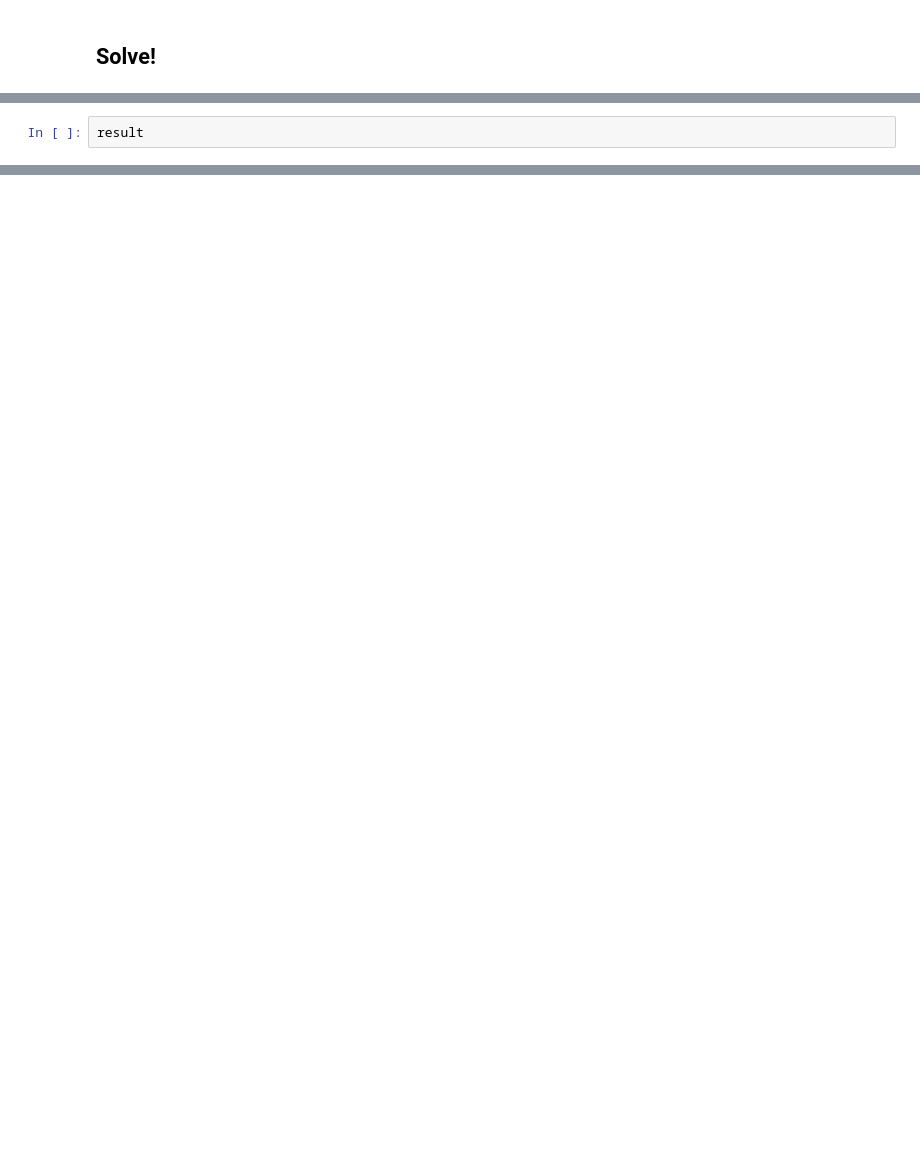
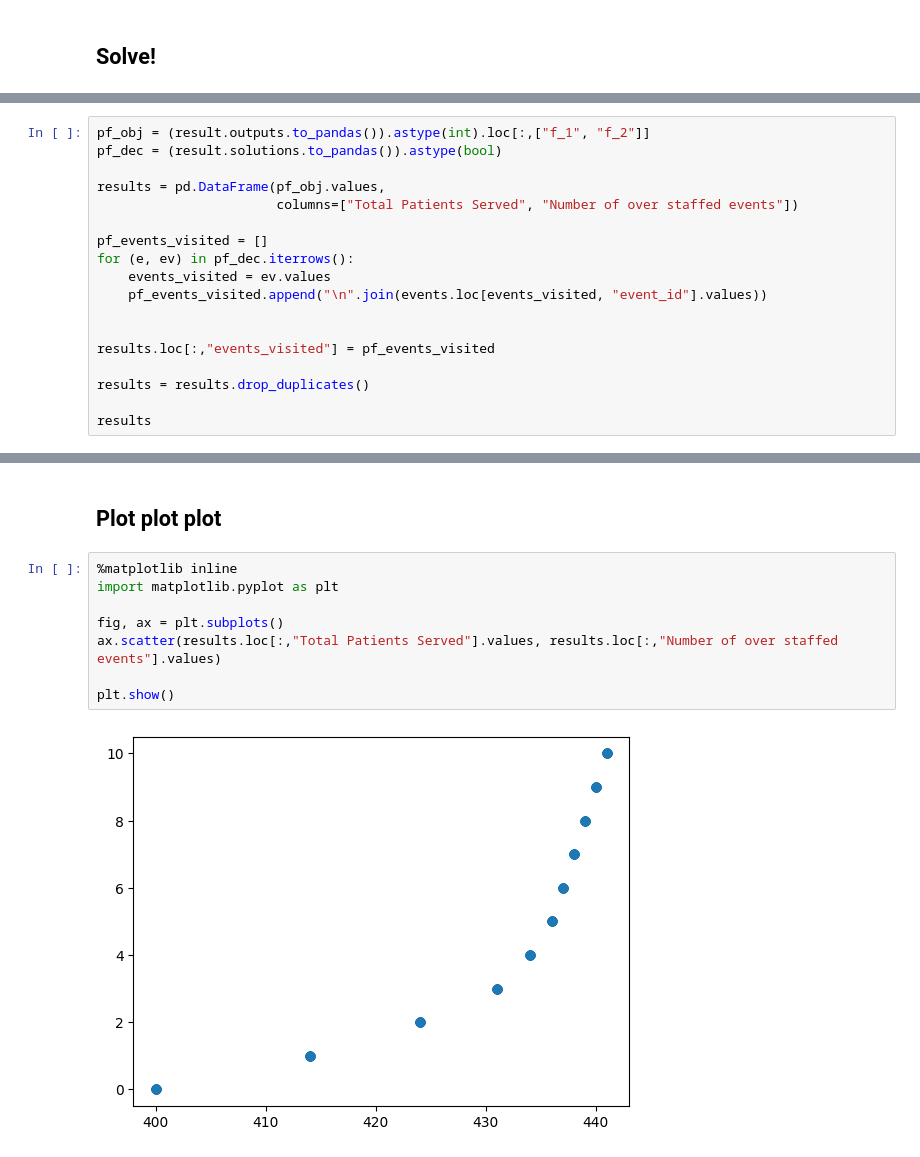
Before and after one commit to Human-Centered-Optimization-Lab/clinicOpt, a Jupyter notebook: locationSelection/locationSelection.ipynb, the cells around one changed output, grey strips where cells are left out. Saved outputs shown, nothing was run; the diff lists cells and outputs as text; blank space fills up the shorter version.

```diff
--- a/locationSelection/locationSelection.ipynb
+++ b/locationSelection/locationSelection.ipynb
@@ -263,3 +209,19 @@ result = solver()
 # %%
-result
+pf_obj = (result.outputs.to_pandas()).astype(int).loc[:,["f_1", "f_2"]]
+pf_dec = (result.solutions.to_pandas()).astype(bool)
+
+results = pd.DataFrame(pf_obj.values,
+                       columns=["Total Patients Served", "Number of over staffed events"])
+
+pf_events_visited = []
+for (e, ev) in pf_dec.iterrows():
+    events_visited = ev.values
+    pf_events_visited.append("\n".join(events.loc[events_visited, "event_id"].values))
+
+
+results.loc[:,"events_visited"] = pf_events_visited
+
+results = results.drop_duplicates()
+
+results
 # %% [output]
@@ -282,0 +245,12 @@ EMOResult(solutions=shape: (500, 18)
+# %% [markdown]
+## Plot plot plot
+# %%
+%matplotlib inline
+import matplotlib.pyplot as plt
+
+fig, ax = plt.subplots()
+ax.scatter(results.loc[:,"Total Patients Served"].values, results.loc[:,"Number of over staffed events"].values)
+
+plt.show()
+# %% [output]
+[figure, added]
```
Also changed, not shown: parts of 7 cells of this notebook.
